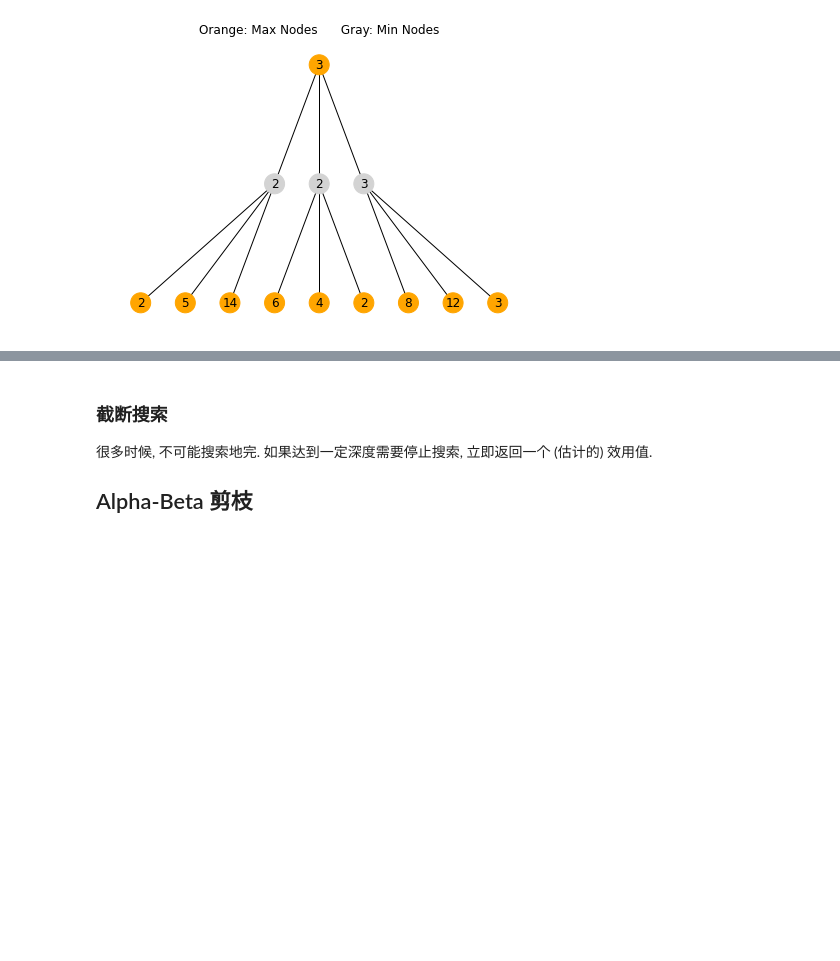
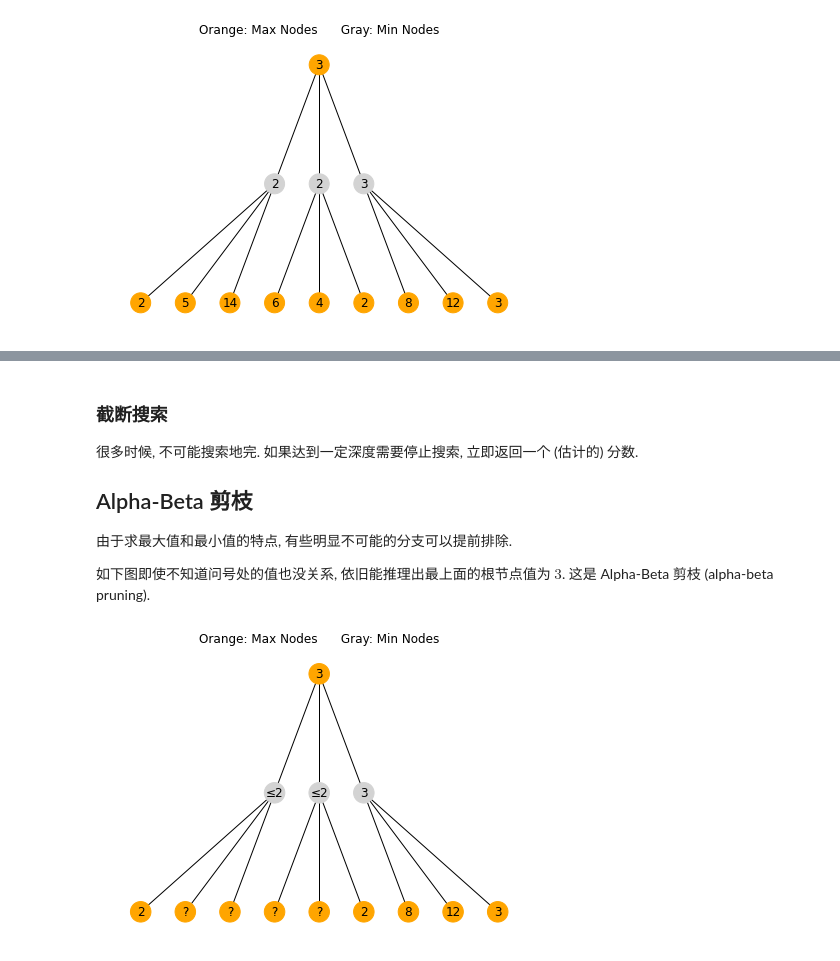
Before and after one commit to ForeverHaibara/Fudan-Courses, a Jupyter notebook: 人工智能/3 对抗搜索.ipynb, the cells around one changed output, grey strips where cells are left out. Cells and saved outputs as stored; diff of their text form; code cells hidden in the pictures; blank space fills up the shorter version.

```diff
--- a/人工智能/3 对抗搜索.ipynb
+++ b/人工智能/3 对抗搜索.ipynb
@@ -106,6 +133,26 @@ while ttt.terminate() is not None:
 # %% [markdown]
 ### 截断搜索
 
-很多时候, 不可能搜索地完. 如果达到一定深度需要停止搜索, 立即返回一个 (估计的) 效用值.
+很多时候, 不可能搜索地完. 如果达到一定深度需要停止搜索, 立即返回一个 (估计的) 分数.
 
 ## Alpha-Beta 剪枝
+
+由于求最大值和最小值的特点, 有些明显不可能的分支可以提前排除.
+
+如下图即使不知道问号处的值也没关系, 依旧能推理出最上面的根节点值为 $3$. 这是 Alpha-Beta 剪枝 (alpha-beta pruning).
+# %%
+import networkx as nx
+from matplotlib import pyplot as plt
+G = nx.Graph()
+[G.add_node(i, layer = 2 if i == 0 else (1 if i < 4 else 0)) for i in range(13)]
+[G.add_edge(a, b) for a, b in [(0, i) for i in range(1,4)]]
+for j in range(1, 4):
+    [G.add_edge(j, (j*3 + 1 + i)) for i in range(3)]
+
+pos = nx.multipartite_layout(G, subset_key = 'layer', align = 'horizontal')
+nx.draw(G, pos, node_size = 420, node_color = ['orange'] + ['lightgray'] * 3 + ['orange'] * 9,
+        labels = dict(zip(range(13), [3,3,'≤2','≤2',3,12,8,2,'?','?','?','?',2])))
+plt.title('Orange: Max Nodes      Gray: Min Nodes')
+plt.show()
+# %% [output]
+[figure, added]
```
Also changed, not shown: parts of 5 cells of this notebook.
